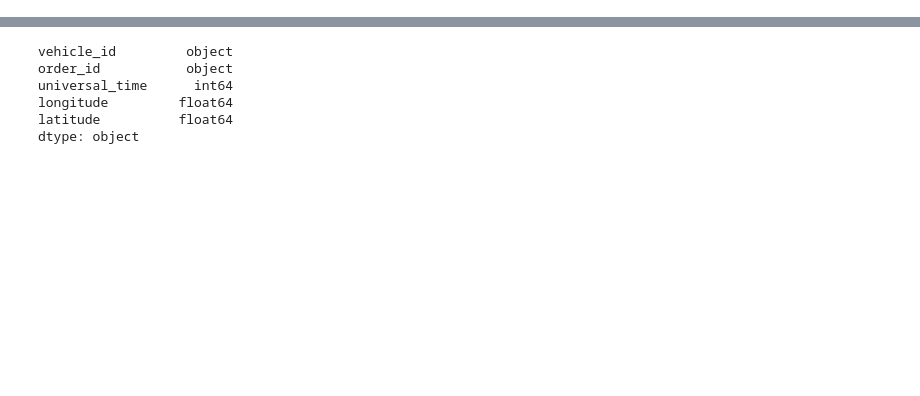
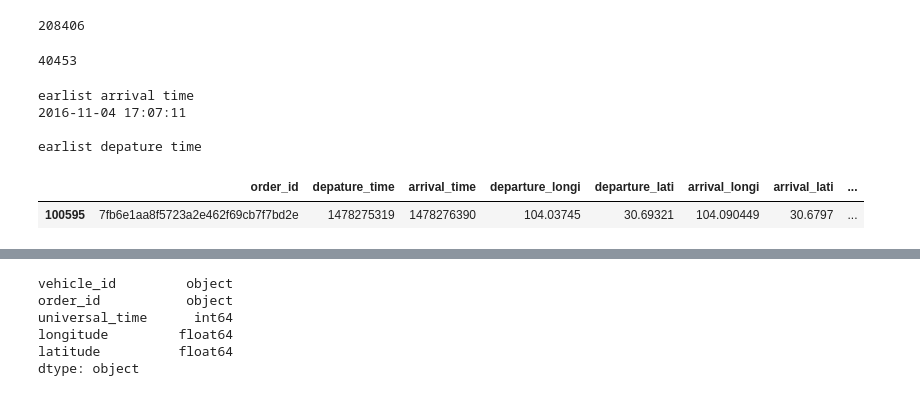
Before and after one commit to JiaoG/trafic-congestion-didi, a Jupyter notebook: data_exploration.ipynb, the cells around one changed output, grey strips where cells are left out. Drawn from its saved outputs; the diff is of its cells as text; code cells hidden in the pictures; blank space fills up the shorter version.

```diff
--- a/data_exploration.ipynb
+++ b/data_exploration.ipynb
@@ -20,0 +34,10 @@ Untitled.ipynb
+# %%
+# 208406 oders in file
+order["order_id"].nunique()
+# order[["order_id", "depature_time","arrival_time"]].nunique()
+# %% [output]
+208406
+# %%
+len(df["vehicle_id"].unique())
+# %% [output]
+40453
@@ -20,0 +49,17 @@ Untitled.ipynb
+# %%
+# What is the earliest order (earliest departure time)? 2016-11-04 17:01:59
+print ("earlist arrival time")
+print(datetime.fromtimestamp(order["arrival_time"].min() ))
+print()
+print ("earlist depature time")
+order[order["depature_time"] == order["depature_time"].min()]
+
+
+##order["depature_time"].max()
+# %% [output]
+earlist arrival time
+2016-11-04 17:07:11
+
+earlist depature time
+|  | order_id | depature_time | arrival_time | departure_longi | departure_lati | arrival_longi | arrival_lati | ... |
+| 100595 | 7fb6e1aa8f5723a2e462f69cb7f7bd2e | 1478275319 | 1478276390 | 104.03745 | 30.69321 | 104.090449 | 30.6797 | ... |
```
Also changed, not shown: parts of 76 cells of this notebook.
